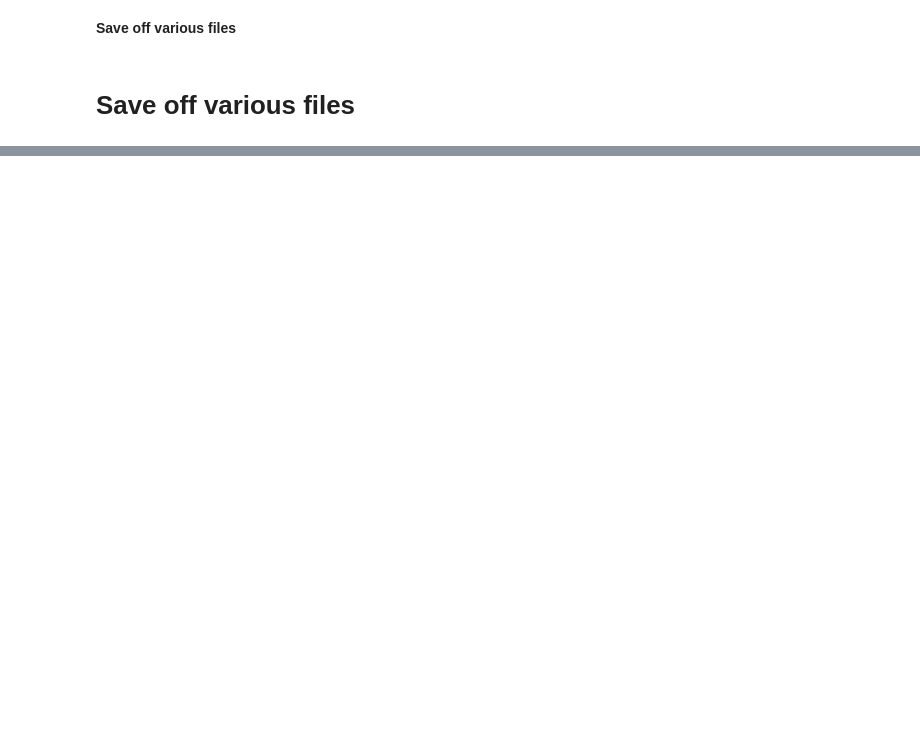
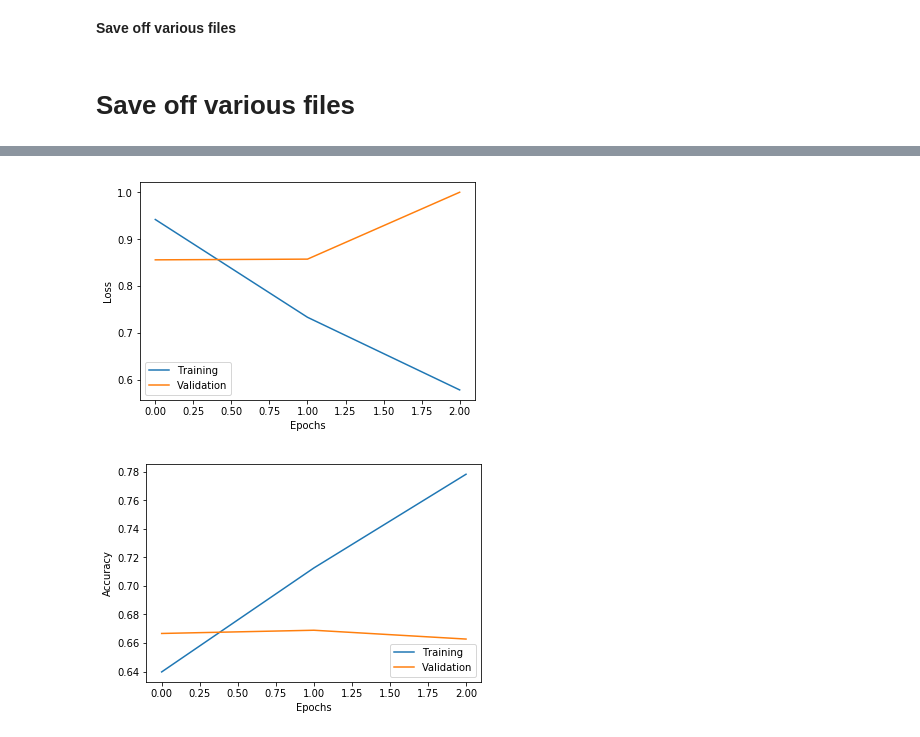
Before and after one commit to sv650s/sb-capstone, a Jupyter notebook: 2019-06-23-CNN_prototype.ipynb, the cells around one changed output, grey strips where cells are left out. Saved outputs shown, nothing was run; the diff lists cells and outputs as text; code cells hidden in the pictures; blank space fills up the shorter version.

```diff
--- a/2019-06-23-CNN_prototype.ipynb
+++ b/2019-06-23-CNN_prototype.ipynb
@@ -412,0 +518,10 @@ report_df.to_csv(REPORT_FILE, index=False)
+# %%
+EMBED_SIZE_300 = 300
+model300 = Sequential()
+model300.add(Embedding(VOCAB_SIZE, EMBED_SIZE_300, input_length=MAX_SEQUENCE_LENGTH))
+model300.add(Conv1D(filters=32, kernel_size=3, padding='same', activation='relu'))
+model300.add(MaxPooling1D(pool_size=2))
+model300.add(Flatten())
+model300.add(Dense(250, activation='relu'))
+model300.add(Dense(5, activation='softmax'))
+model300.compile(loss='categorical_crossentropy', optimizer='adam', metrics=['accuracy'])
@@ -412,0 +556,8 @@ report_df.to_csv(REPORT_FILE, index=False)
+# %%
+early_stop = EarlyStopping(monitor='val_loss', patience=2, verbose=1)
+network_history300 = model300.fit(X_train, y_train,
+                      batch_size=BATCH_SIZE,
+                      epochs=EPOCHS,
+                      verbose=1,
+                      validation_split=0.2,
+                      callbacks=[early_stop])
@@ -412,0 +579,5 @@ report_df.to_csv(REPORT_FILE, index=False)
+# %%
+plot_history(network_history300)
+# %% [output]
+[figure, added]
+[figure, added]
```
Also changed, not shown: parts of 43 cells of this notebook.
